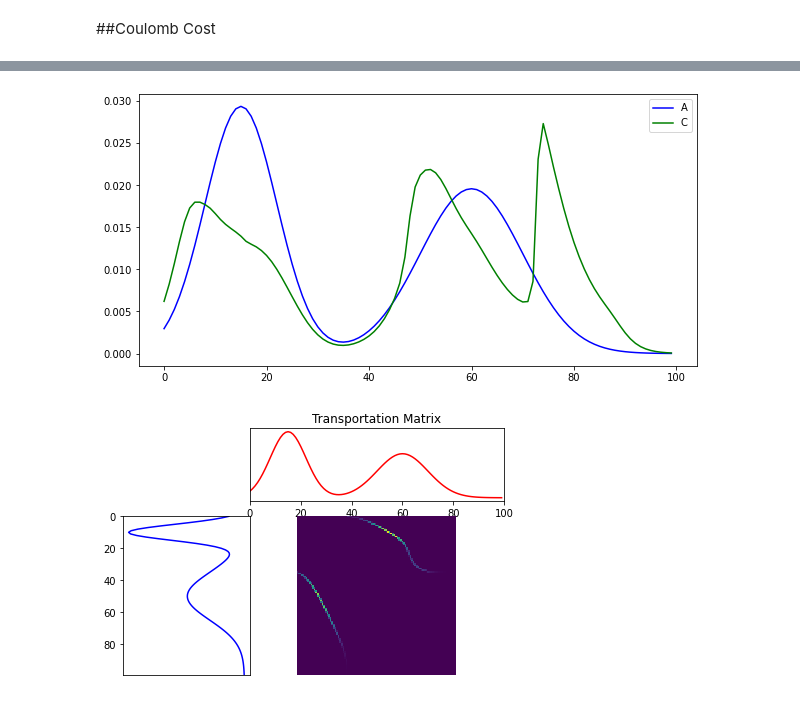
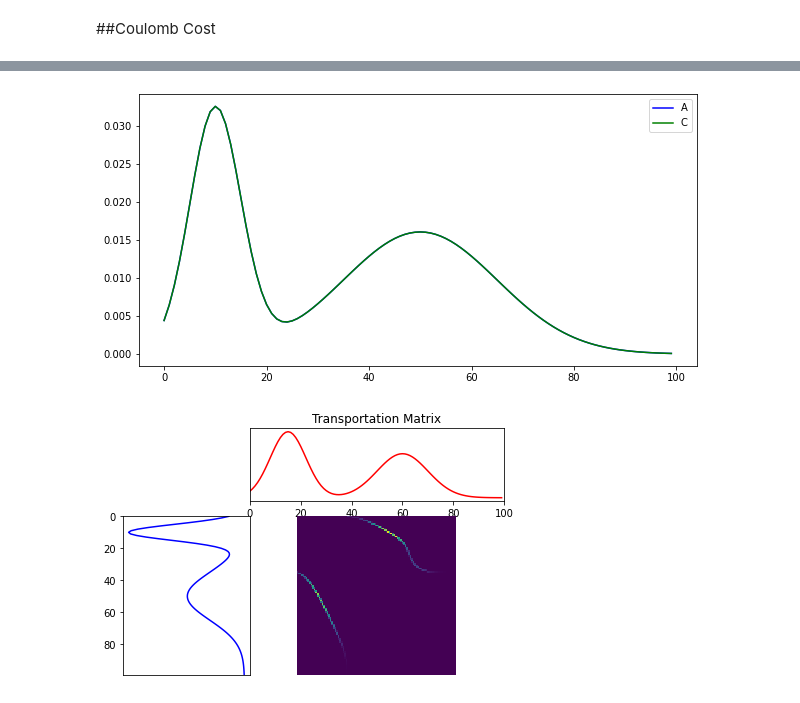
Before and after one commit to ramanakshay/Optimal-Transport, a Jupyter notebook: notebooks/multi_marginal_ot.ipynb, the cells around one changed output, grey strips where cells are left out. Drawn from its saved outputs; the diff is of its cells as text; code cells hidden in the pictures.

```diff
--- a/notebooks/multi_marginal_ot.ipynb
+++ b/notebooks/multi_marginal_ot.ipynb
@@ -139,12 +167,12 @@ def sinkhorn(A,C,epsilon,niter):
 # %%
-n = 3
-size = 20
+n = 4
+size = 100
 
 A = np.empty((n,size), float)
 A[0] = gaussian_mix(size,[10,50],[5,15],[2,1])
 A[1] = gaussian_mix(size,[15,60],[7,10],[1.5,1])
 A[2] = gaussian_mix(size,[20,80],[10,5],[1,1])
-A[3] = gaussian_mix(size,[15,60],[7,10],[1.5,1])
+A[3] = gaussian_mix(size,[25,70],[5,10],[1.5,1])
 
 x = np.array([[i,] for i in range(size)]) # defining the space
 X = np.tile(x.T,(n,1))
@@ -167,5 +195,5 @@ print(C.shape)
 # %%
-P = sinkhorn(A,C,1,1000)
+P = sinkhorn(A,C,1e-3,100)
 # Pxz = np.sum(P,axis = 0)
 # ot.plot.plot1D_mat(A[1], A[2], Pxz, 'Transportation Matrix')
 # %% [output]
@@ -189,12 +206,12 @@ P = sinkhorn(A,C,1,1000)
 # %%
-P0 = np.sum(P,axis = (0,3,2))
+P0 = np.sum(P,axis = (1,3,2))
 plt.figure(figsize=(10, 5))
-plt.plot(x, A[1], 'b', label='A')
+plt.plot(x, A[0], 'b', label='A')
 plt.plot(x, P0, 'g', label='C')
 plt.legend()
 plt.show()
 # %% [output]
-[figure, old version]
+[figure, new version]
 # %%
 Ce = find_cost_matrix(x,x,1,dist = ("coulomb",1))
 Pe = ot.emd(A[0],A[1],Ce)
```
Also changed, not shown: parts of 9 cells of this notebook.
